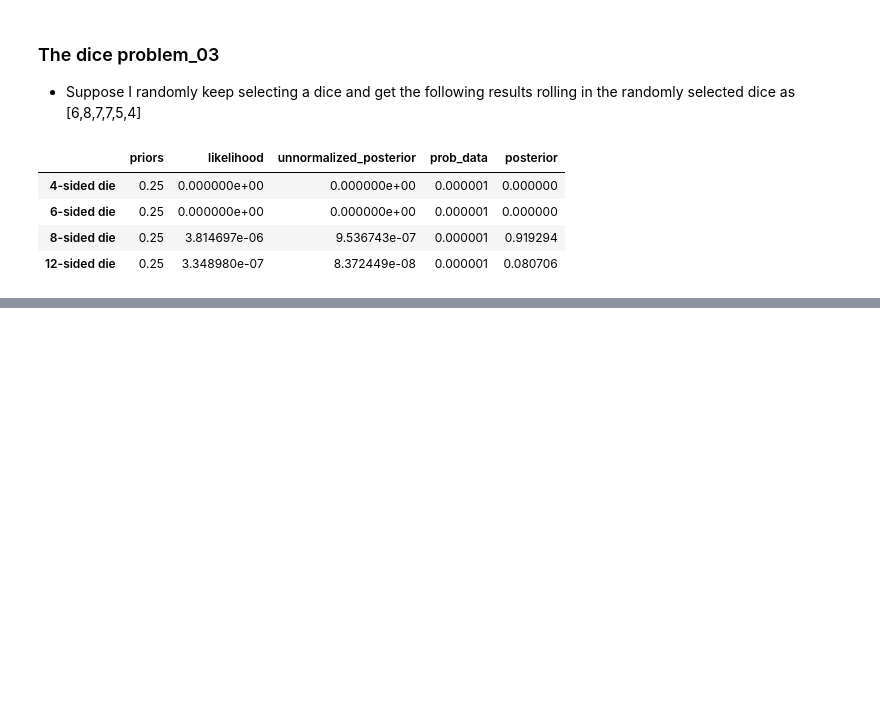
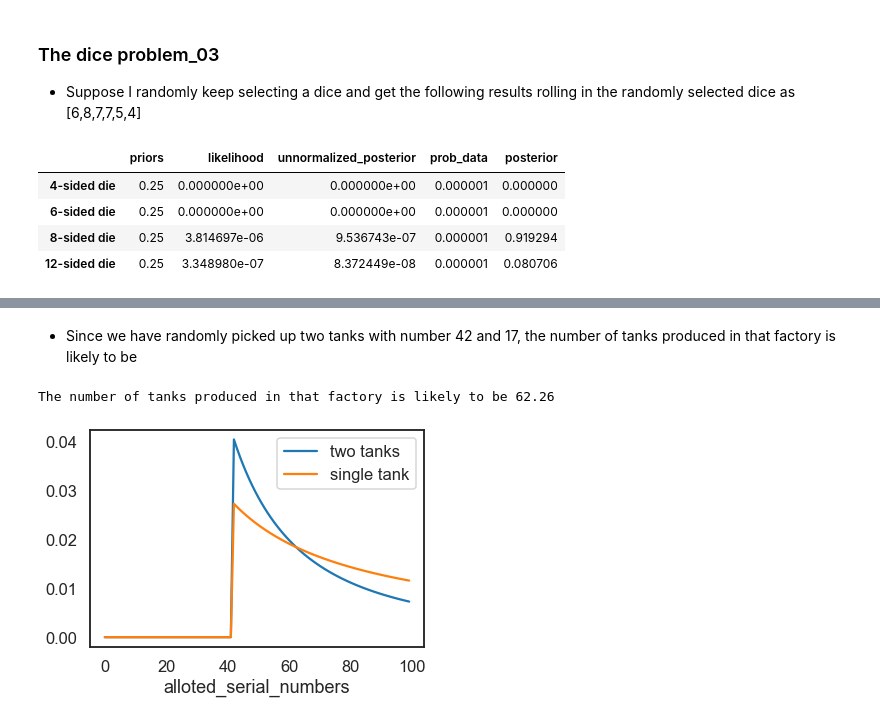
Before and after one commit to arjunjanamatti/open_cv_from_freecodecamp, a Jupyter notebook: bayesian_made_simple/dice_01.ipynb, the cells around one changed output, grey strips where cells are left out. Saved outputs shown, nothing was run; the diff lists cells and outputs as text; code cells hidden in the pictures; blank space fills up the shorter version.

```diff
--- a/bayesian_made_simple/dice_01.ipynb
+++ b/bayesian_made_simple/dice_01.ipynb
@@ -114,0 +158,7 @@ result_df
+# %%
+data = [42, 17]
+alloted_serial_numbers = list(range(0,100))
+priors_index = [f'{num}_serial_number' for num in list(range(0,100))]
+result = dice_result(data, alloted_serial_numbers, priors_index)
+result_df_updated = result.GetPosterior()
+result_df_updated
@@ -114,0 +179,15 @@ result_df
+# %% [markdown]
+* Since we have randomly picked up two tanks with number 42 and 17, the number of tanks produced in that factory is likely to be
+# %%
+prob_produced = (np.mean(result_df_updated['posterior'] * alloted_serial_numbers))*100
+print(f'The number of tanks produced in that factory is likely to be {round(prob_produced, 2)}')
+# %% [output]
+The number of tanks produced in that factory is likely to be 62.26
+# %%
+result_df_updated['alloted_serial_numbers'] = alloted_serial_numbers
+result_df_updated.plot(x = 'alloted_serial_numbers', y = 'posterior')
+result_df['posterior'].plot()
+plt.legend(['two tanks', 'single tank'])
+plt.show()
+# %% [output]
+[figure, added]
```
Also changed, not shown: parts of 8 cells of this notebook.
